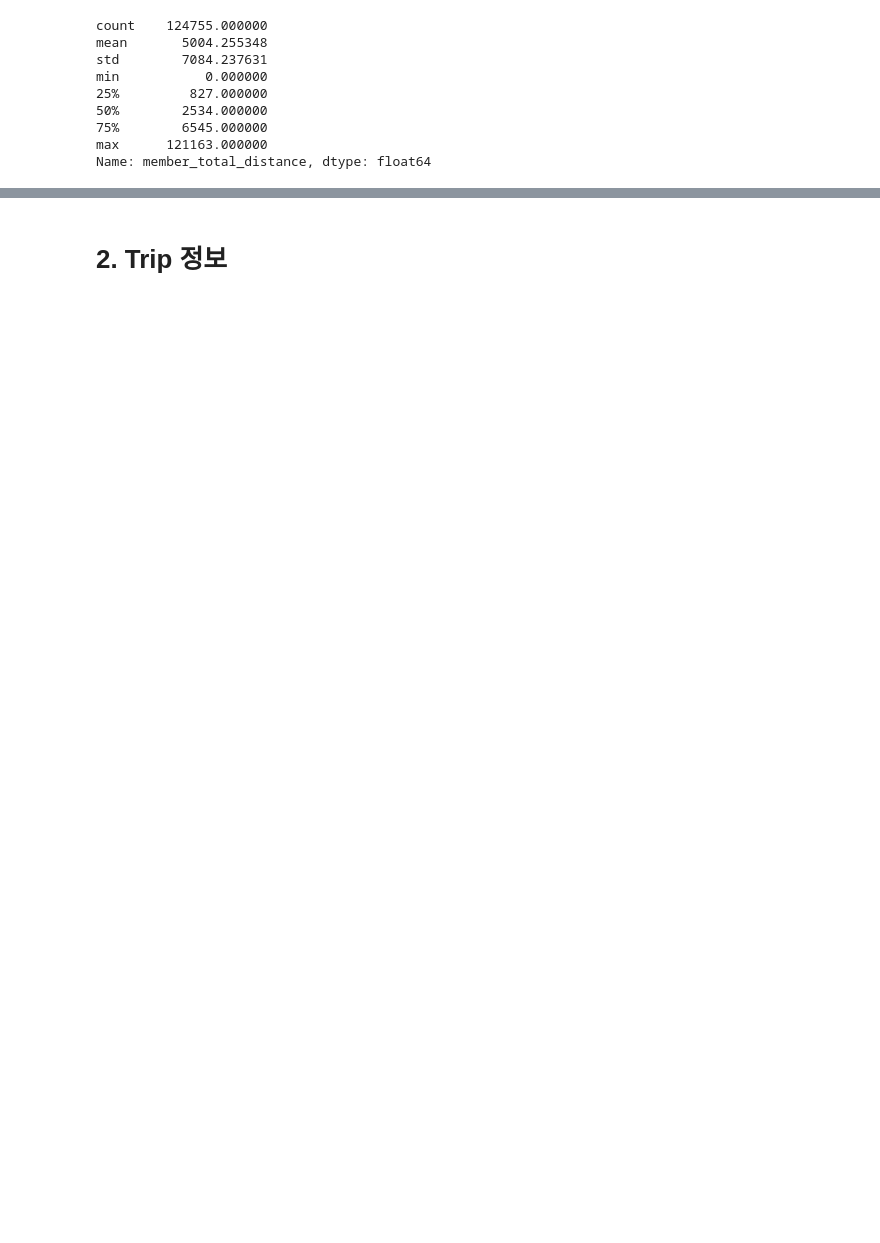
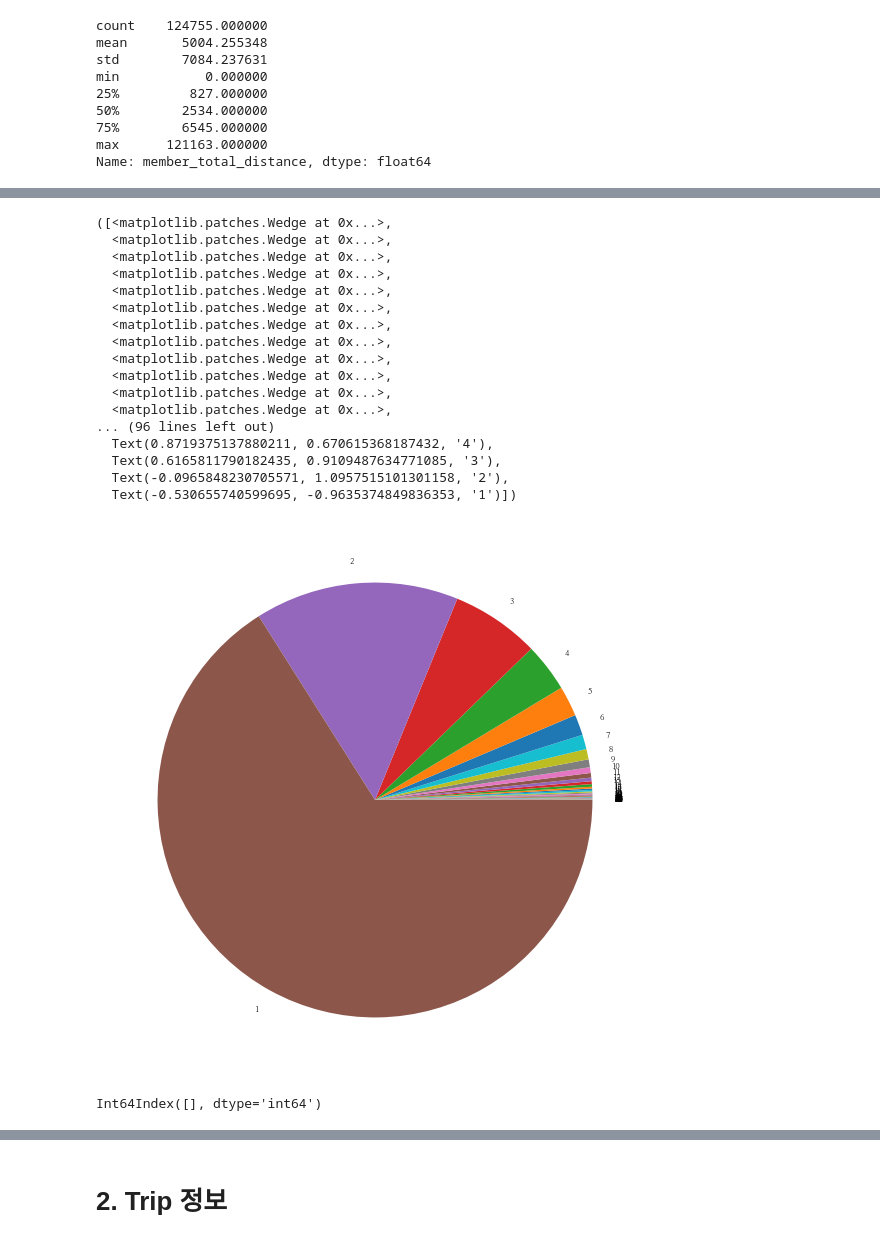
Before and after one commit to easttuna/Sodascar_User-clustering-and-classification-model-based-on-usage-history, a Jupyter notebook: EDA.ipynb, the cells around one changed output, grey strips where cells are left out. Drawn from its saved outputs; the diff is of its cells as text; code cells hidden in the pictures; blank space fills up the shorter version.

```diff
--- a/EDA.ipynb
+++ b/EDA.ipynb
@@ -156,6 +132,15 @@ data['이용시간']=((data['reservation_return_at'] - data['reservation_start_a
+# %%
+user_data['reservation_start_at'] = pd.to_datetime(user_data['reservation_start_at'])
+user_data['reservation_return_at'] = pd.to_datetime(user_data['reservation_return_at'])
+user_data['member_created_date'] = pd.to_datetime(user_data['member_created_date'])
+
+user_data['연도']=user_data['reservation_start_at'].dt.year
+user_data['월']=user_data['reservation_start_at'].dt.month
 # %%
+# 반납 시간 - 예약 시작 시간
 # 전체 이용자 중의 75%가 10시간 이내
-data['이용시간'].describe()
+user_data['이용시간']=((user_data['reservation_return_at'] - user_data['reservation_start_at']))
+user_data['이용시간'].describe()
 # %% [output]
 count                       124755
 mean     0 days 09:49:59.687603703
@@ -173,5 +154,7 @@ data['가입후_이용기간']=((data['reservation_start_at'] - data['member_cre
 # %%
+# 예약  시작  시간 - 회원가입  날짜
 # 이용자의 절반이 가입후 2년 정도 사용
-data['가입후_이용기간'].describe()
+user_data['가입후_이용기간']=((user_data['reservation_start_at'] - user_data['member_created_date']))
+user_data['가입후_이용기간'].describe()
 # %% [output]
 count                         124755
@@ -200,9 +184,10 @@ max      121163.000000
 Name: member_total_distance, dtype: float64
 # %%
 # 멤버당 이용 횟수
-usage_frequency_per_member = data['member_id_encrypted'].value_counts()
+usage_frequency_per_member = user_data['member_id_encrypted'].value_counts()
 print(usage_frequency_per_member)
-#data['usage_frequency_per_member'] = usage_frequency_per_member
+
+user_data['usage_frequency_per_member'] = usage_frequency_per_member
 # %% [output]
 MRo1KLaA/jViPznvtnLB/tHLuvX3XjHsk2dlDkiPfZM=    95
 +ofceBEd7+aPZE6tmux2xNxppZMqRx4rf8Uf88sVLgI=    79
@@ -219,17 +204,45 @@ Name: member_id_encrypted, Length: 59907, dtype: int64
 # %%
 #딕셔너리화 해서 파이 차트로 구현
 usage_frequency_dict = dict(usage_frequency_per_member)
 
 # 새로운 딕셔너리 생성 key : 횟수, value : 중복된 수
 count = {}
 new_key = list(usage_frequency_dict.values())
 
 for i in new_key:
     try : count[i] += 1
     except : count[i] = 1
 
 #print(count)
-#plt.figure(figsize=(10,10))
-#plt.pie(count.values(), labels=count.keys())
+plt.figure(figsize=(10,10))
+plt.pie(count.values(), labels=count.keys())
 
 #평균, 최대, 최소값으로 의미 추출 가능해보임
+# %% [output]
+([<matplotlib.patches.Wedge at 0x...>,
+  <matplotlib.patches.Wedge at 0x...>,
+  <matplotlib.patches.Wedge at 0x...>,
+  <matplotlib.patches.Wedge at 0x...>,
+  <matplotlib.patches.Wedge at 0x...>,
+  <matplotlib.patches.Wedge at 0x...>,
+  <matplotlib.patches.Wedge at 0x...>,
+  <matplotlib.patches.Wedge at 0x...>,
+  <matplotlib.patches.Wedge at 0x...>,
+  <matplotlib.patches.Wedge at 0x...>,
+  <matplotlib.patches.Wedge at 0x...>,
+  <matplotlib.patches.Wedge at 0x...>,
+... (96 lines left out)
+  Text(0.8719375137880211, 0.670615368187432, '4'),
+  Text(0.6165811790182435, 0.9109487634771085, '3'),
+  Text(-0.0965848230705571, 1.0957515101301158, '2'),
+  Text(-0.530655740599695, -0.9635374849836353, '1')])
+[figure, added]
+# %%
+# 이용 횟수가 10회 미만인 행 제거
+# + 이용시간 10분 이내도 제거
+# + 주행거리 0도 제거
+frequency1 = user_data[user_data['usage_frequency_per_member']<10].index
+frequency1
+#user_data.drop(frequency1)
+# %% [output]
+Int64Index([], dtype='int64')
```
Also changed, not shown: parts of 15 cells of this notebook.
